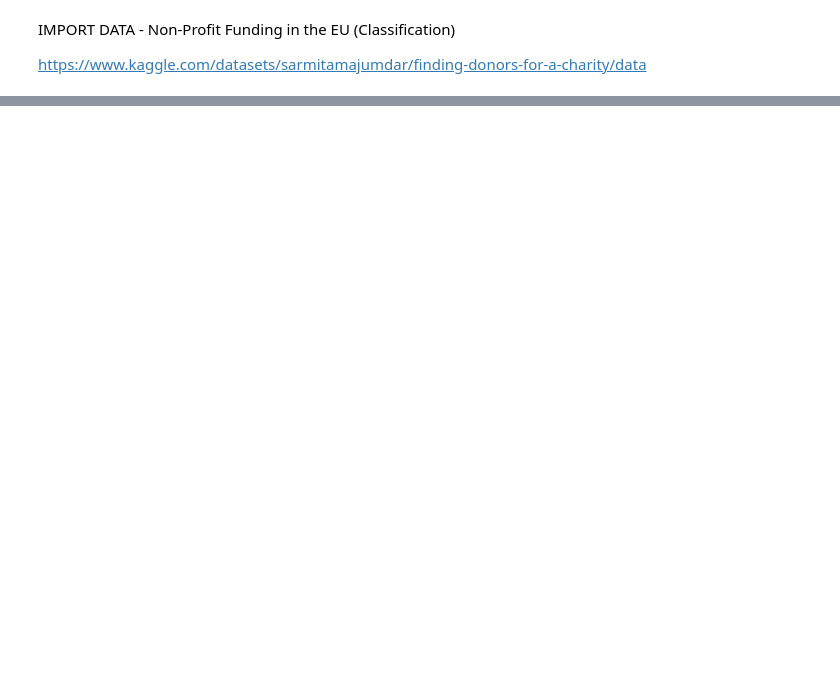
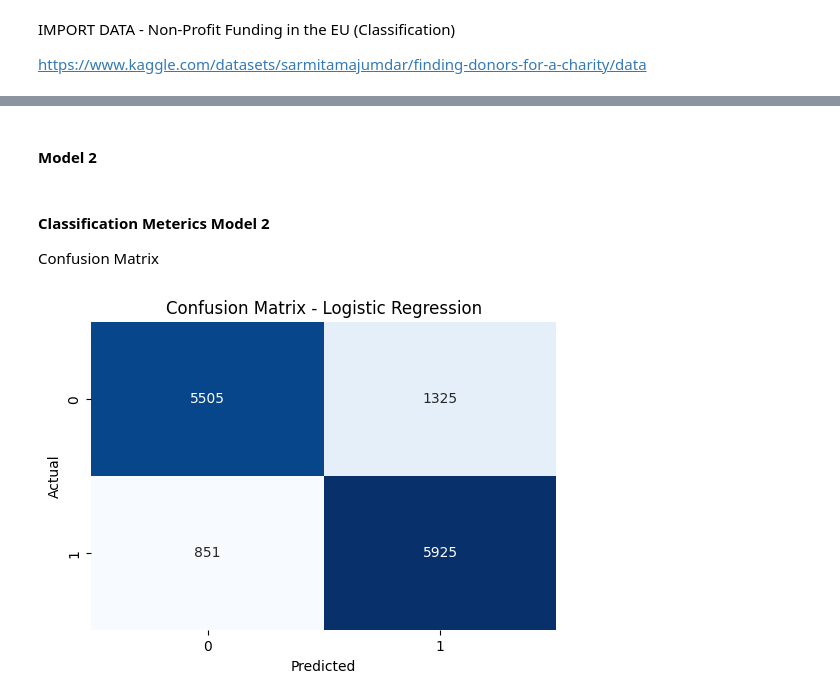
Before and after one commit to olivarescr69/Thesis_Poland, a Jupyter notebook: THESIS_code.ipynb, the cells around one changed output, grey strips where cells are left out. Cells and saved outputs as stored; diff of their text form; code cells hidden in the pictures; blank space fills up the shorter version.

```diff
--- a/THESIS_code.ipynb
+++ b/THESIS_code.ipynb
@@ -403,0 +790,7 @@ https://www.kaggle.com/datasets/sarmitamajumdar/finding-donors-for-a-charity/dat
+# %%
+# Apply SMOTE to handle class imbalance
+smote = SMOTE(random_state=42)
+X_resampled, y_resampled = smote.fit_resample(X, y)
+print("\nClass Distribution After SMOTE:")
+after_dist = pd.Series(y_resampled).value_counts(normalize=True)
+print(after_dist)
@@ -403,0 +805,8 @@ https://www.kaggle.com/datasets/sarmitamajumdar/finding-donors-for-a-charity/dat
+# %%
+# Split into train and test sets
+X_train, X_test, y_train, y_test = train_test_split(
+    X_resampled, y_resampled, test_size=0.2, random_state=42)
+print("Train X shape:", X_train.shape)
+print("Test X shape:", X_test.shape)
+print("Train y shape:", y_train.shape)
+print("Test y shape:", y_test.shape)
@@ -403,0 +820,6 @@ https://www.kaggle.com/datasets/sarmitamajumdar/finding-donors-for-a-charity/dat
+# %%
+# Train Random Forest Model
+rf_model = RandomForestClassifier(random_state=42, n_estimators=100)
+rf_model.fit(X_train, y_train)
+y_pred_rf = rf_model.predict(X_test)
+y_prob_rf = rf_model.predict_proba(X_test)[:, 1]
@@ -403,0 +874,23 @@ https://www.kaggle.com/datasets/sarmitamajumdar/finding-donors-for-a-charity/dat
+# %% [markdown]
+#### Model 2
+# %%
+# Train and Evaluate Logistic Regression
+lr_model = LogisticRegression(random_state=42, max_iter=1000)
+lr_model.fit(X_train, y_train)
+y_pred_lr = lr_model.predict(X_test)
+y_prob_lr = lr_model.predict_proba(X_test)[:, 1]
+# %% [markdown]
+#### Classification Meterics Model 2
+Confusion Matrix
+# %%
+# Confusion Matrix for Logistic Regression
+cm_lr = confusion_matrix(y_test, y_pred_lr)
+plt.figure(figsize=(6, 4))
+sns.heatmap(cm_lr, annot=True, fmt='d', cmap='Blues', cbar=False)
+plt.title('Confusion Matrix - Logistic Regression')
+plt.xlabel('Predicted')
+plt.ylabel('Actual')
+plt.savefig('confusion_matrix_lr.png')
+plt.show()
+# %% [output]
+[figure, added]
```
Also changed, not shown: parts of 62 cells of this notebook.
